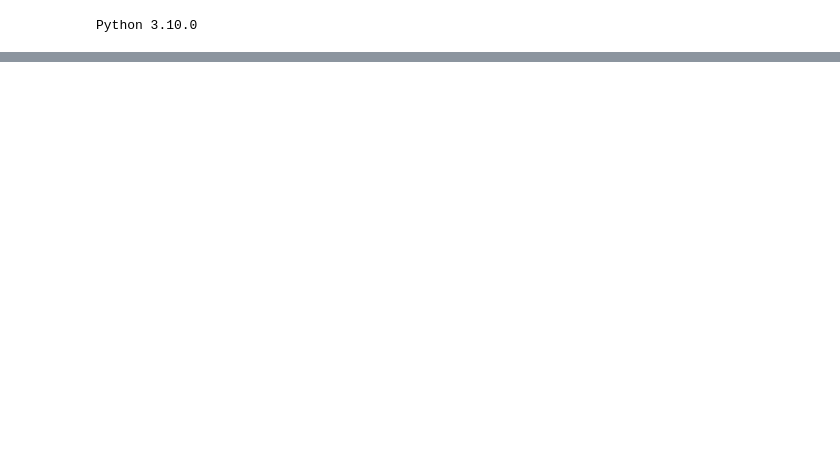
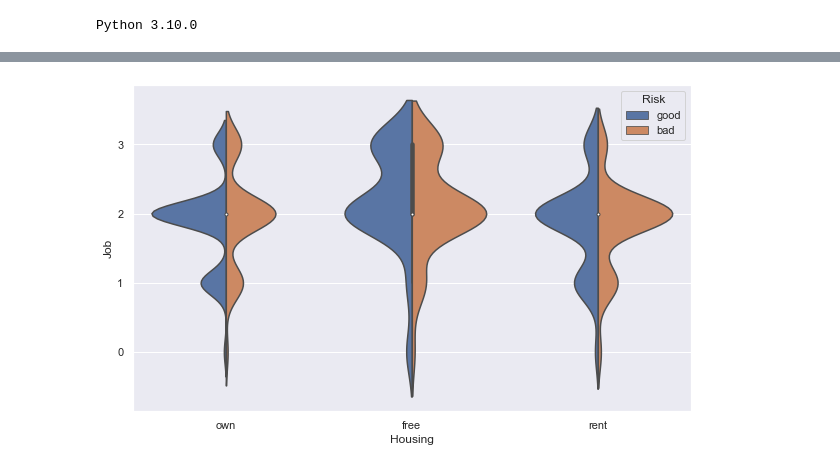
Before and after one commit to bigdatavietnam-org/german-credit-risk, a Jupyter notebook: german-credit-risk.ipynb, the cells around one changed output, grey strips where cells are left out. Saved outputs shown, nothing was run; the diff lists cells and outputs as text; code cells hidden in the pictures; blank space fills up the shorter version.

```diff
--- a/german-credit-risk.ipynb
+++ b/german-credit-risk.ipynb
@@ -261,0 +186,15 @@ plt.show()
+# %%
+job_category = ['unskilled and non-resident', 'unskilled and resident', 'skilled', 'highly skilled'] # createing categorial values
+credit_eda_df['Job'] = credit_eda_df['Job'].replace([0, 1, 2, 3], job_category) # replacing numerical with categorical values
+
+fig, (ax1, ax2, ax3) = plt.subplots(3, 1, figsize=(10, 20))
+fig.suptitle("Distribution by Job Category", fontsize=20)
+sns.countplot(data=credit_eda_df, x='Job', hue='Risk', palette='tab10', ax=ax1)
+ax1.set_xlabel("")
+
+sns.boxplot(data=credit_eda_df, x='Job', y='Credit amount', palette='rocket', hue='Risk', ax=ax2)
+ax2.set_xlabel("")
+
+sns.violinplot(data=credit_eda_df, x='Job', y='Credit amount', palette='hls', hue='Risk', ax=ax3)
+fig.tight_layout()
+plt.show()
@@ -261,0 +203,23 @@ plt.show()
+# %%
+plt.figure(figsize=(14, 20))
+plt.subplot(321)
+ax1 = sns.countplot(data=credit_eda_df, x='Saving accounts', hue='Risk', palette='tab10')
+ax1.set_title("Count Savings Accounts", fontsize=20)
+ax1.set_xlabel("")
+
+plt.subplot(322)
+ax2 = sns.boxplot(data=credit_eda_df, x='Saving accounts', y='Credit amount', hue='Risk', palette='rocket')
+ax2.set_title("Credit Amount by Savings Account", fontsize=20)
+ax2.set_xlabel("")
+
+plt.subplot(312)
+credit_eda_df['Job'] = credit_eda_df['Job'].replace(job_category, [0, 1, 2, 3])
+ax3 = sns.violinplot(data=credit_eda_df, x='Saving accounts', y='Job', hue='Risk', palette='hls')
+ax3.set_title("Savings Account by Job", fontsize=20)
+ax3.set_xlabel("")
+
+plt.subplot(313)
+ax4 = sns.boxplot(data=credit_eda_df, x='Saving accounts', y='Age', hue='Risk', palette='Blues')
+ax4.set_title("Age by Savings Account", fontsize=20)
+
+plt.show()
@@ -261,0 +292,8 @@ plt.show()
+# %%
+plt.figure(figsize = (10, 6))
+
+sns.violinplot(data=credit_eda_df, x='Housing', y='Job', hue='Risk', split=True)
+
+plt.show()
+# %% [output]
+[figure, added]
```
Also changed, not shown: parts of 39 cells of this notebook, 3 other files.
